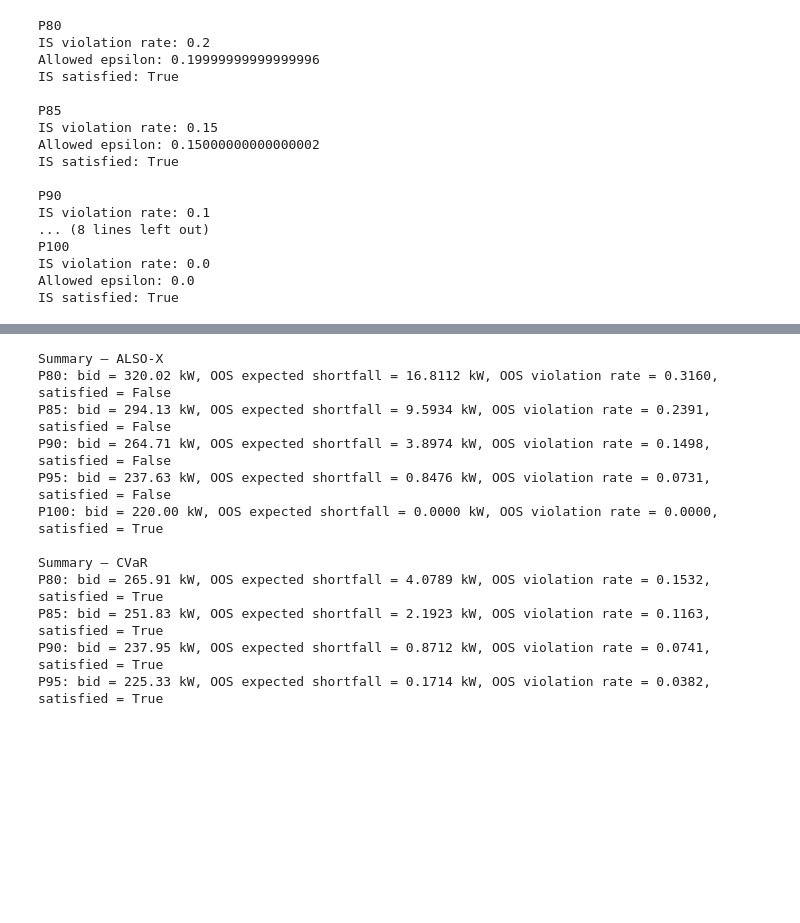
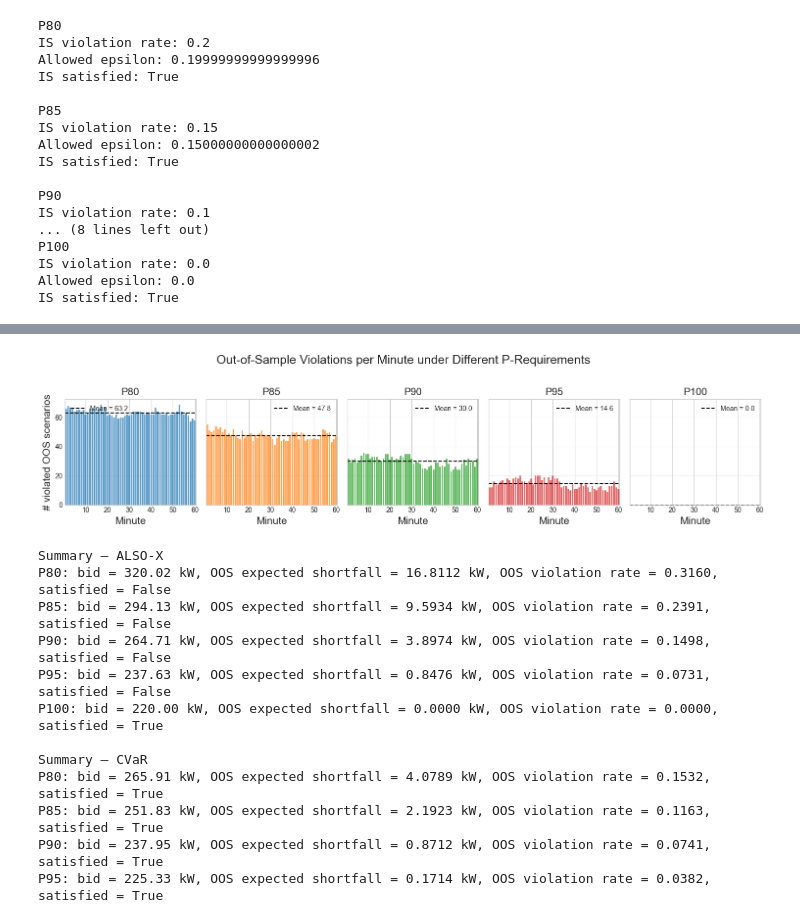
Before and after one commit to Irene-GL/Renewable-in-Electricity-Market-Assignment-2, a Jupyter notebook: Step2.ipynb, the cells around one changed output, grey strips where cells are left out. Cells and saved outputs as stored; diff of their text form; code cells hidden in the pictures; blank space fills up the shorter version.

```diff
--- a/Step2.ipynb
+++ b/Step2.ipynb
@@ -1086,3 +1145,73 @@ plt.show()
+# %%
+# ═══════════════════════════════════════════════════════════════════════════
+# OOS violations per minute for different P-requirements
+# ═══════════════════════════════════════════════════════════════════════════
+
+minutes = np.arange(1, N_MINUTES + 1)
+
+fig, axes = plt.subplots(
+    1,
+    len(df_sel),
+    figsize=(15, 3.5),
+    sharey=True
+)
+
+if len(df_sel) == 1:
+    axes = [axes]
+
+for ax, (_, row) in zip(axes, df_sel.iterrows()):
+
+    p = float(row["P_requirement"])
+    color = p_colors[p]
+
+    c_bid = row["bid_kW"]
+
+    violations = c_bid > F_OOS + 1e-6
+    vpm = violations.sum(axis=0)
+
+    ax.bar(
+        minutes,
+        vpm,
+        color=color,
+        alpha=0.75,
+        edgecolor="white",
+        linewidth=0.3
+    )
+
+    ax.axhline(
+        vpm.mean(),
+        color="black",
+        linestyle="--",
+        linewidth=1.4,
+        label=f"Mean = {vpm.mean():.1f}"
+    )
+
+    ax.set_title(f"P{int(p*100)}", fontsize=15)
+    ax.set_xlabel("Minute", fontsize=15)
+    ax.set_xlim(0.5, 60.5)
+
+    ax.grid(axis="y", alpha=0.3)
+    ax.legend(fontsize=10)
+
+axes[0].set_ylabel("# violated OOS scenarios", fontsize=15)
+
+fig.suptitle(
+    "Out-of-Sample Violations per Minute under Different P-Requirements",
+    fontsize=18,
+    y=1.04
+)
+
+plt.tight_layout()
+
+plt.savefig(
+    "task23_oos_violations_per_minute.png",
+    dpi=150,
+    bbox_inches="tight"
+)
+
+plt.show()
+# %% [output]
+[figure, added]
 # %%
 # ═══════════════════════════════════════════════════════════════════════════
 # Compact text summary
```
Also changed, not shown: parts of 10 cells of this notebook.
